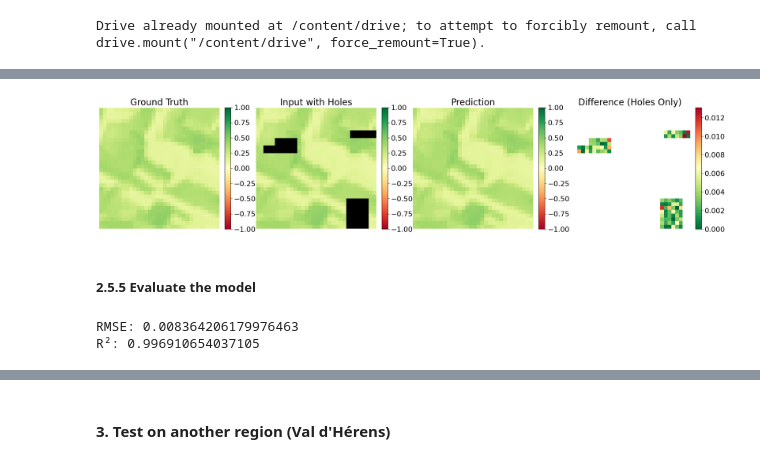
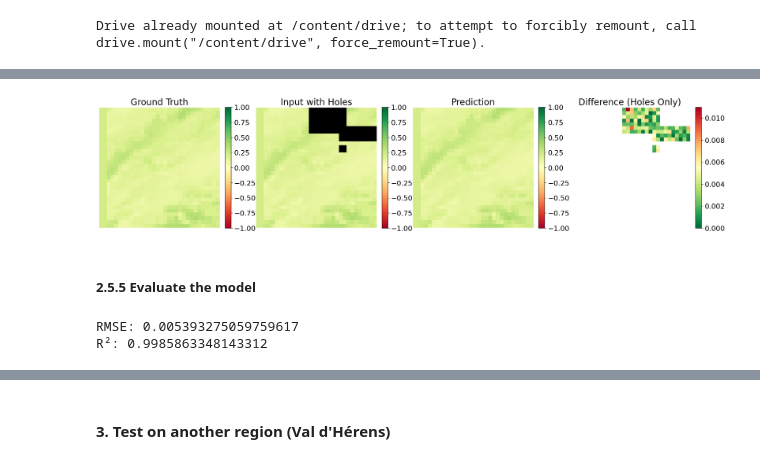
Before and after one commit to larasauser/2024_MLEES, a Jupyter notebook: Project/project_script.ipynb, the cells around one changed output, grey strips where cells are left out. Cells and saved outputs as stored; diff of their text form; code cells hidden in the pictures.

```diff
--- a/Project/project_script.ipynb
+++ b/Project/project_script.ipynb
@@ -1130,7 +1128,7 @@ from google.colab import drive
 drive.mount('/content/drive')
 
 # Load the saved model
-model_path = '/content/drive/My Drive/NDVI_images/best_unet_model.keras'
+model_path = '/content/drive/My Drive/NDVI_images/best_unet_model_1.keras'
 best_model = load_model(model_path, custom_objects={'masked_mae': masked_mae})
 # %% [output]
 Drive already mounted at /content/drive; to attempt to forcibly remount, call drive.mount("/content/drive", force_remount=True).
@@ -1183,7 +1181,7 @@ mask_holes = (y_test == 10)  # Masque des pixels troués
 difference_holes_only = np.where(mask_holes, difference, np.nan)  # Masque les autres pixels
 
 # Visualisation des résultats
-idx = 10  # Index pour visualiser un échantillon spécifique
+idx = 555  # Index pour visualiser un échantillon spécifique
 
 plt.figure(figsize=(20, 5))
 
@@ -1195,34 +1193,34 @@ plt.axis('off')
 cbar1 = plt.colorbar(img1, fraction=0.046, pad=0.04)
 cbar1.ax.tick_params(labelsize=16)  # Increase colorbar font size
 
 # Image d'entrée avec trous
 plt.subplot(1, 4, 2)
 plt.title("Input with Holes", fontsize=20)  # Increase font size
 img2 = plt.imshow(y_test[idx, :, :], cmap=custom_cmap, norm=norm)
 plt.axis('off')
 cbar2 = plt.colorbar(img2, fraction=0.046, pad=0.04)
 cbar2.ax.tick_params(labelsize=16)  # Increase colorbar font size
 
 # Prédictions
 plt.subplot(1, 4, 3)
 plt.title("Prediction", fontsize=20)  # Increase font size
 img3 = plt.imshow(y_pred[idx, :, :], cmap='RdYlGn', norm=norm)
 plt.axis('off')
 cbar3 = plt.colorbar(img3, fraction=0.046, pad=0.04)
 cbar3.ax.tick_params(labelsize=16)  # Increase colorbar font size
 
 # Différence uniquement dans les trous
 plt.subplot(1, 4, 4)
 plt.title("Difference (Holes Only)", fontsize=20)  # Increase font size
 img4 = plt.imshow(difference_holes_only[idx, :, :], cmap='RdYlGn_r', vmin=0)  # Colormap pour différences
 plt.axis('off')
 cbar4 = plt.colorbar(img4, fraction=0.046, pad=0.04)
 cbar4.ax.tick_params(labelsize=16)  # Increase colorbar font size
 
 plt.tight_layout()
 plt.show()
 # %% [output]
-[figure, old version]
+[figure, new version]
 # %% [markdown]
 ##### 2.5.5 Evaluate the model
 # %%
@@ -1252,8 +1250,8 @@ correlation = np.corrcoef(y_test_valid, y_pred_valid)[0, 1]
 r_squared = correlation ** 2
 print(f"R²: {r_squared}")
 # %% [output]
-RMSE: 0.008364206179976463
-R²: 0.996910654037105
+RMSE: 0.005393275059759617
+R²: 0.9985863348143312
 # %%
 import matplotlib.pyplot as plt
 import seaborn as sns
```
Also changed, not shown: parts of 8 cells of this notebook.
